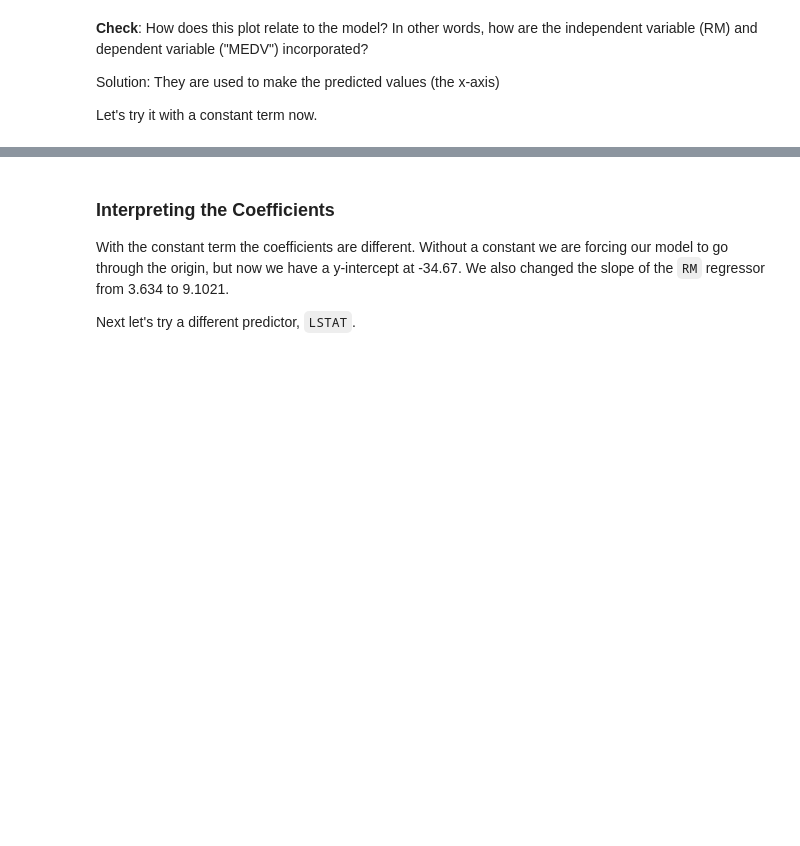
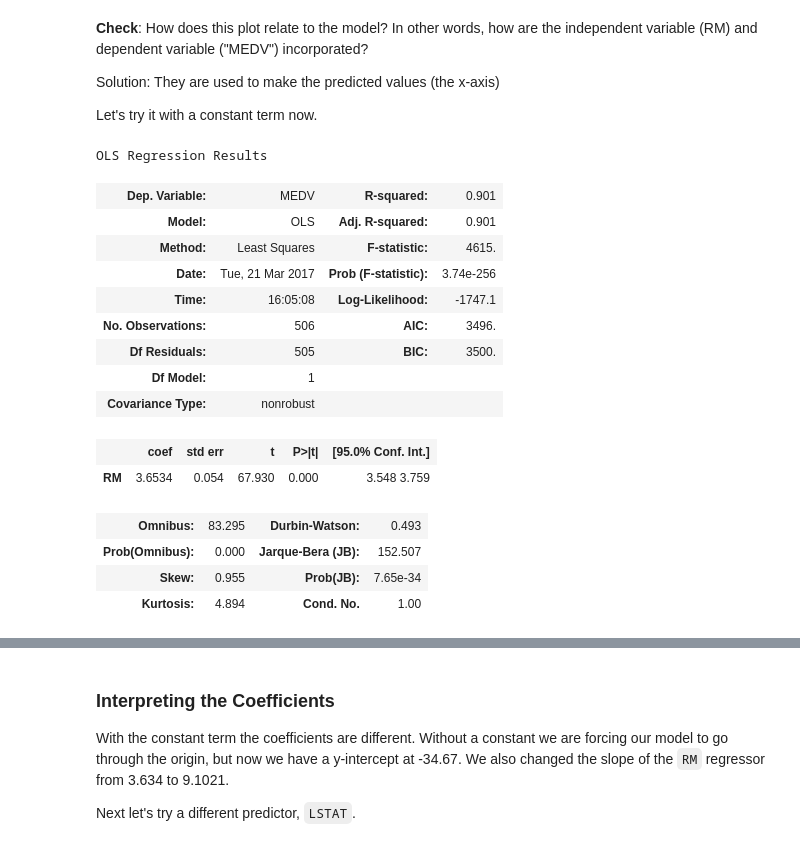
Before and after one commit to matthewbrems/old, a Jupyter notebook: curriculum/03-week/3.04-linear-regression-part-ii/3.04-lesson-starter-code.ipynb, the cells around one changed output, grey strips where cells are left out. Drawn from its saved outputs; the diff is of its cells as text; code cells hidden in the pictures; blank space fills up the shorter version.

```diff
--- a/curriculum/03-week/3.04-linear-regression-part-ii/3.04-lesson-starter-code.ipynb
+++ b/curriculum/03-week/3.04-linear-regression-part-ii/3.04-lesson-starter-code.ipynb
@@ -72,20 +162,36 @@ Solution: They are used to make the predicted values (the x-axis)
 
 Let's try it with a constant term now.
 # %%
-## With a constant
+## Without a constant
 
 import statsmodels.api as sm
 
 X = df["RM"]
-X = sm.add_constant(X)
 y = targets["MEDV"]
 
 # Note the difference in argument order
 model = sm.OLS(y, X).fit()
 predictions = model.predict(X)
 
 # Print out the statistics
 model.summary()
+# %% [output]
+OLS Regression Results
+| Dep. Variable: | MEDV | R-squared: | 0.901 |
+| Model: | OLS | Adj. R-squared: | 0.901 |
+| Method: | Least Squares | F-statistic: | 4615. |
+| Date: | Tue, 21 Mar 2017 | Prob (F-statistic): | 3.74e-256 |
+| Time: | 16:05:08 | Log-Likelihood: | -1747.1 |
+| No. Observations: | 506 | AIC: | 3496. |
+| Df Residuals: | 505 | BIC: | 3500. |
+| Df Model: | 1 |  |  |
+| Covariance Type: | nonrobust |  |  |
+|  | coef | std err | t | P>|t| | [95.0% Conf. Int.] |
+| RM | 3.6534 | 0.054 | 67.930 | 0.000 | 3.548 3.759 |
+| Omnibus: | 83.295 | Durbin-Watson: | 0.493 |
+| Prob(Omnibus): | 0.000 | Jarque-Bera (JB): | 152.507 |
+| Skew: | 0.955 | Prob(JB): | 7.65e-34 |
+| Kurtosis: | 4.894 | Cond. No. | 1.00 |
 # %%
 # Plot the model
 plt.scatter(predictions, y, s=30, c='r', marker='+', zorder=10)
```
Also changed, not shown: parts of 8 cells of this notebook, 1 other file.
